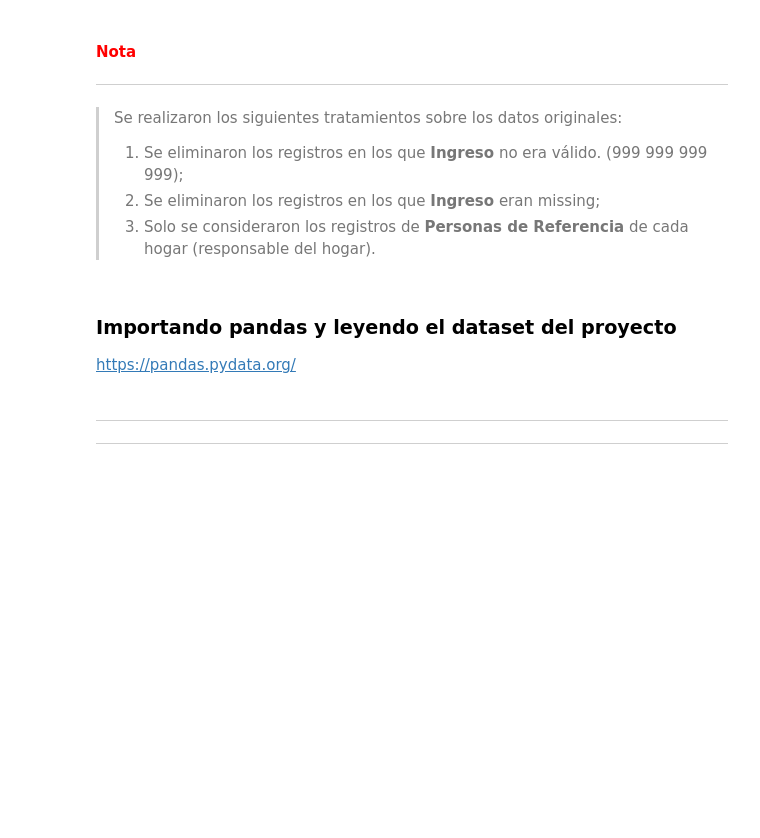
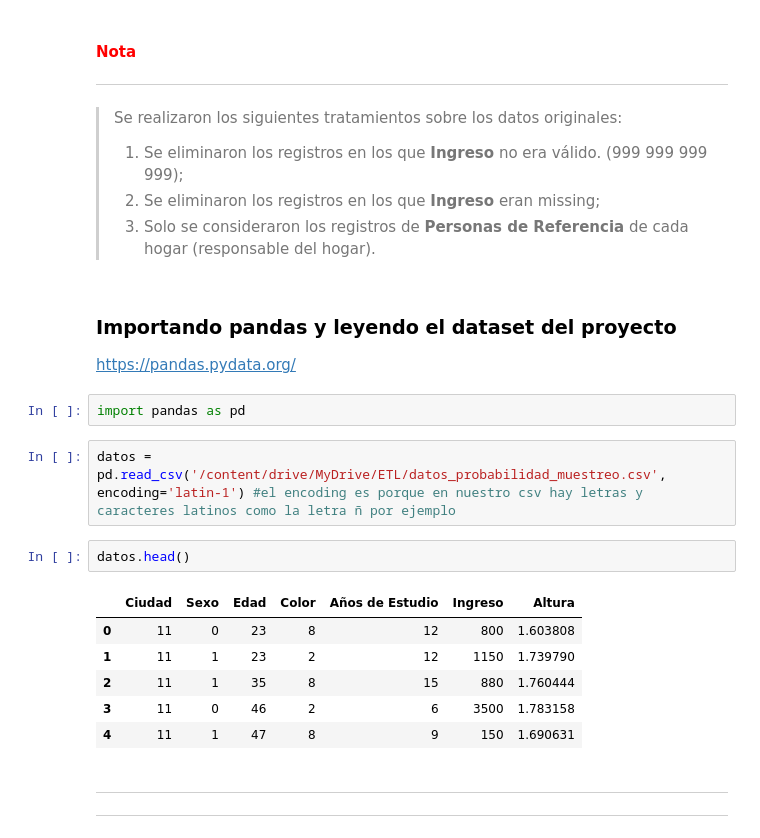
Before and after one commit to AndresCMontejo/probabilidad-y-muestreo, a Jupyter notebook: Probabilidad_y_muestreo.ipynb, the cells around one changed output. Cells and saved outputs as stored; diff of their text form; blank space fills up the shorter version.

```diff
--- a/Probabilidad_y_muestreo.ipynb
+++ b/Probabilidad_y_muestreo.ipynb
@@ -125,6 +130,19 @@ Unidad Federal
 ### Importando pandas y leyendo el dataset del proyecto
 
 https://pandas.pydata.org/
+# %%
+import pandas as pd
+# %%
+datos = pd.read_csv('/content/drive/MyDrive/ETL/datos_probabilidad_muestreo.csv', encoding='latin-1') #el encoding es porque en nuestro csv hay letras y caracteres latinos como la letra ñ por ejemplo
+# %%
+datos.head()
+# %% [output]
+|  | Ciudad | Sexo | Edad | Color | Años de Estudio | Ingreso | Altura |
+| 0 | 11 | 0 | 23 | 8 | 12 | 800 | 1.603808 |
+| 1 | 11 | 1 | 23 | 2 | 12 | 1150 | 1.739790 |
+| 2 | 11 | 1 | 35 | 8 | 15 | 880 | 1.760444 |
+| 3 | 11 | 0 | 46 | 2 | 6 | 3500 | 1.783158 |
+| 4 | 11 | 1 | 47 | 8 | 9 | 150 | 1.690631 |
 # %% [markdown]
 ---
 ---
```
Also changed, not shown: parts of 17 cells of this notebook.
